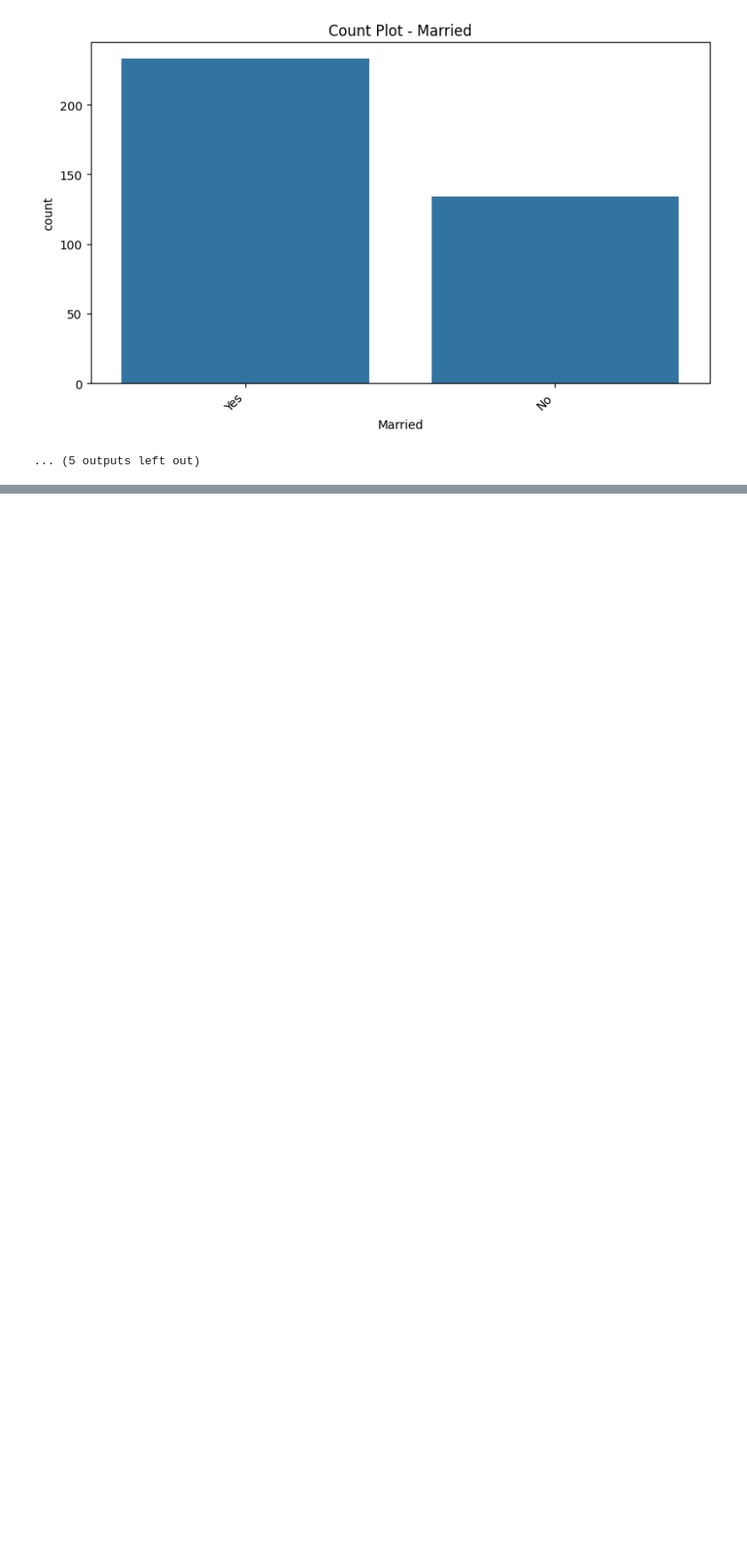
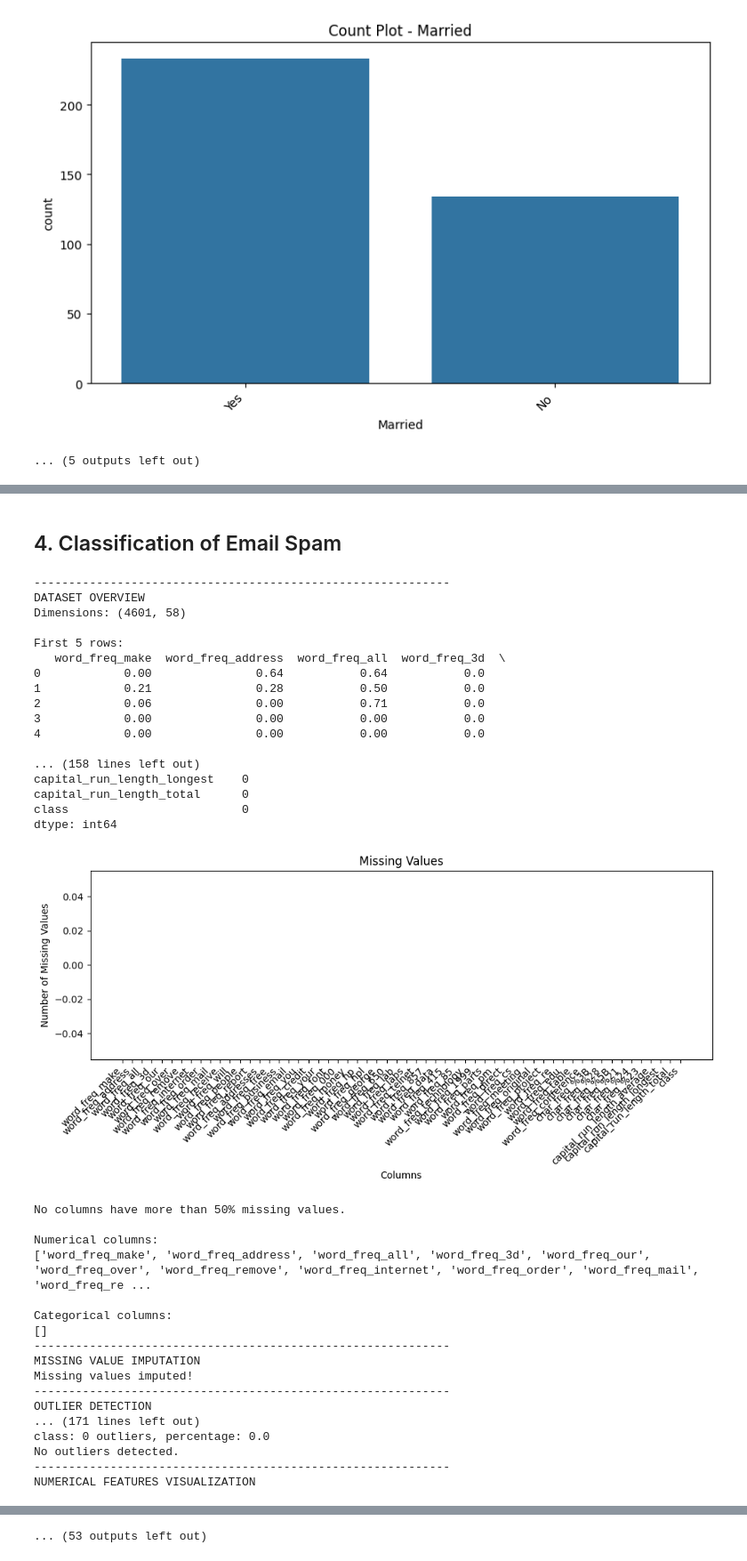
Before and after one commit to RadeshL/Machine-Learning-Laboratory, a Jupyter notebook: MLassign1_fncs.ipynb, the cells around one changed output, grey strips where cells are left out. Shown at 89% size. Cells and saved outputs as stored; diff of their text form; code cells hidden in the pictures; blank space fills up the shorter version.

```diff
--- a/MLassign1_fncs.ipynb
+++ b/MLassign1_fncs.ipynb
@@ -357,0 +504,41 @@ CATEGORICAL FEATURE ANALYSIS
+# %% [markdown]
+## 4. Classification of Email Spam
+# %%
+df_spam = pd.read_csv("spambase_csv.csv")
+df_spam = eda(df_spam)
+# %% [output]
+------------------------------------------------------------
+DATASET OVERVIEW
+Dimensions: (4601, 58)
+
+First 5 rows:
+   word_freq_make  word_freq_address  word_freq_all  word_freq_3d  \
+0            0.00               0.64           0.64           0.0
+1            0.21               0.28           0.50           0.0
+2            0.06               0.00           0.71           0.0
+3            0.00               0.00           0.00           0.0
+4            0.00               0.00           0.00           0.0
+
+... (158 lines left out)
+capital_run_length_longest    0
+capital_run_length_total      0
+class                         0
+dtype: int64
+[figure, added]
+No columns have more than 50% missing values.
+
+Numerical columns:
+['word_freq_make', 'word_freq_address', 'word_freq_all', 'word_freq_3d', 'word_freq_our', 'word_freq_over', 'word_freq_remove', 'word_freq_internet', 'word_freq_order', 'word_freq_mail', 'word_freq_re ...
+
+Categorical columns:
+[]
+------------------------------------------------------------
+MISSING VALUE IMPUTATION
+Missing values imputed!
+------------------------------------------------------------
+OUTLIER DETECTION
+... (171 lines left out)
+class: 0 outliers, percentage: 0.0
+No outliers detected.
+------------------------------------------------------------
+NUMERICAL FEATURES VISUALIZATION
@@ -357,0 +554 @@ CATEGORICAL FEATURE ANALYSIS
+... (53 outputs left out)
```
Also changed, not shown: parts of 11 cells of this notebook, 3 other files.
